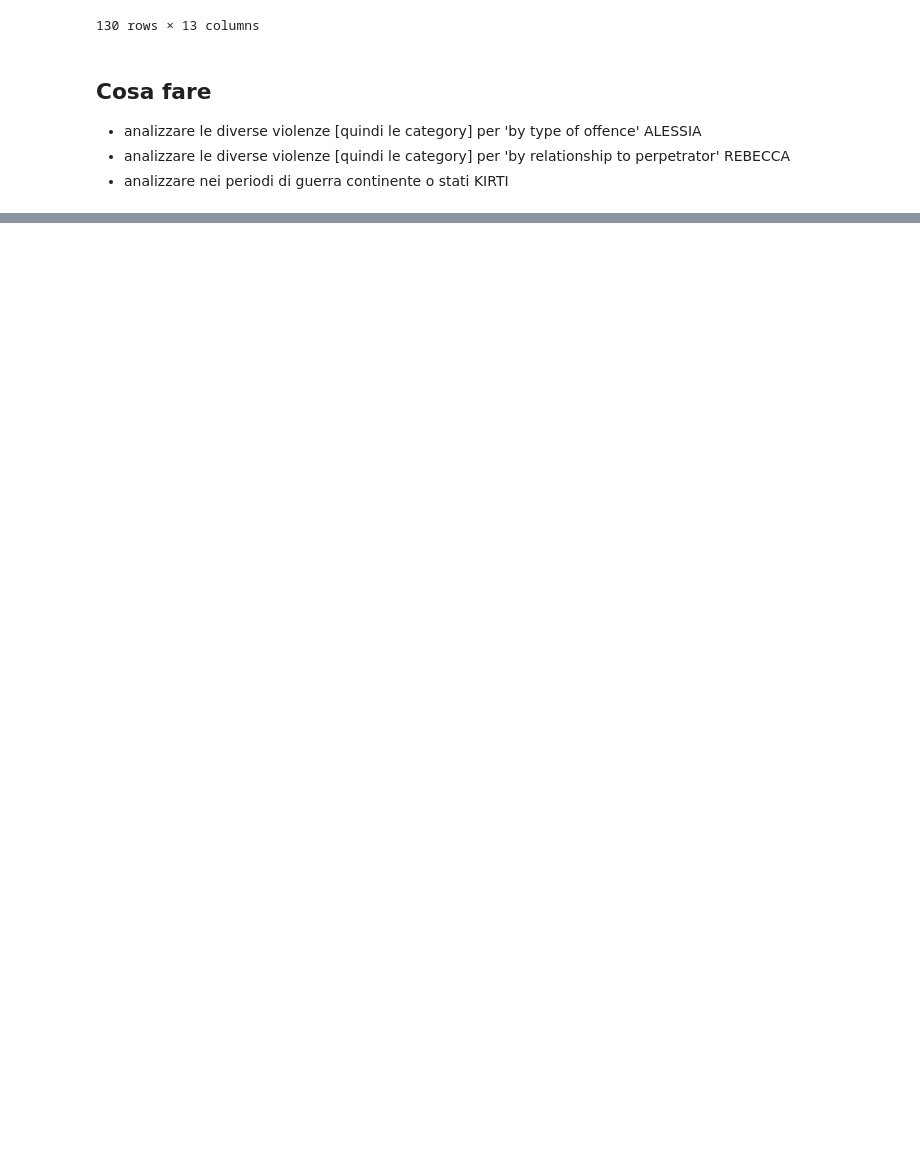
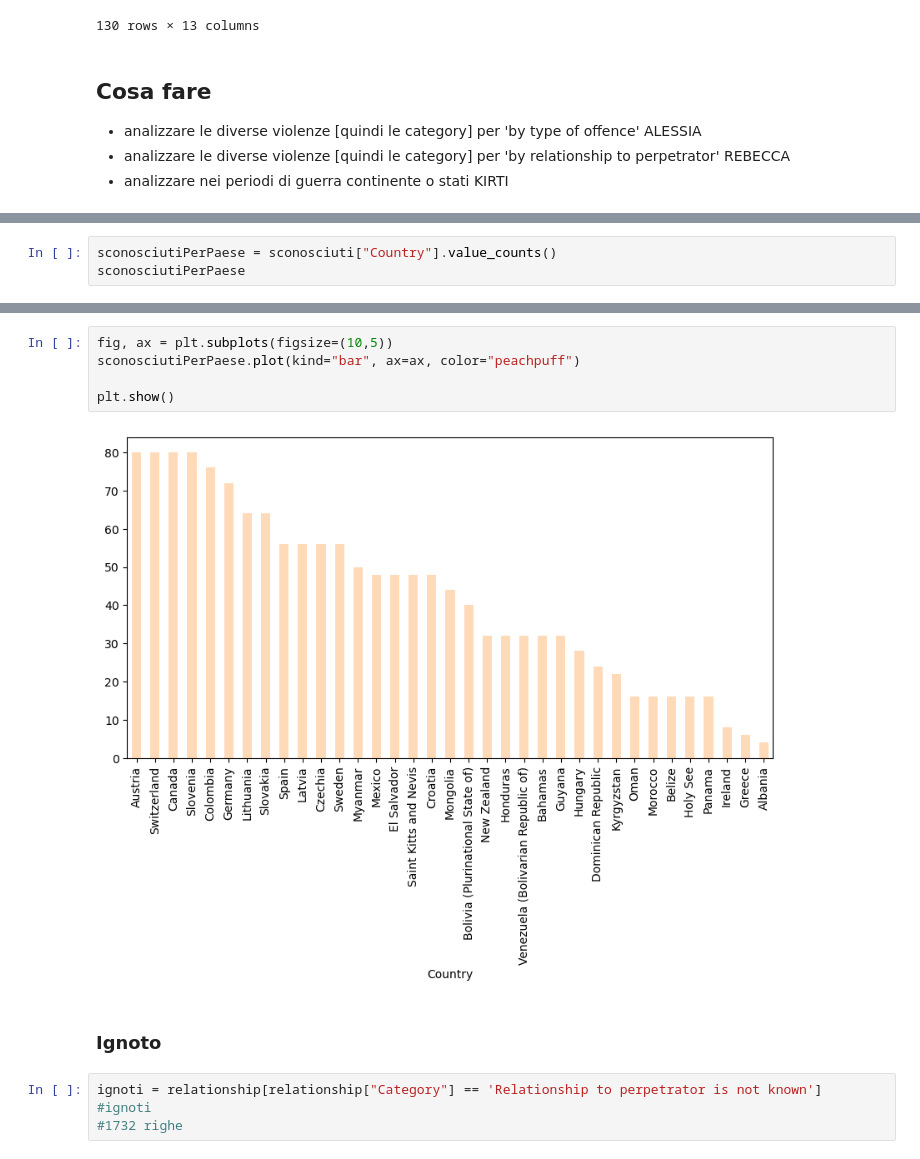
Before and after one commit to Kirti324/dati-guerra-pace-concorso, a Jupyter notebook: inizioLavoro.ipynb, the cells around one changed output, grey strips where cells are left out. Saved outputs shown, nothing was run; the diff lists cells and outputs as text; blank space fills up the shorter version.

```diff
--- a/inizioLavoro.ipynb
+++ b/inizioLavoro.ipynb
@@ -162,0 +266,3 @@ data[data["Country"]=="Ukraine"]
+# %%
+sconosciutiPerPaese = sconosciuti["Country"].value_counts()
+sconosciutiPerPaese
@@ -162,0 +287,13 @@ data[data["Country"]=="Ukraine"]
+# %%
+fig, ax = plt.subplots(figsize=(10,5))
+sconosciutiPerPaese.plot(kind="bar", ax=ax, color="peachpuff")
+
+plt.show()
+# %% [output]
+[figure, added]
+# %% [markdown]
+### Ignoto
+# %%
+ignoti = relationship[relationship["Category"] == 'Relationship to perpetrator is not known']
+#ignoti
+#1732 righe
```
Also changed, not shown: parts of 19 cells of this notebook.
